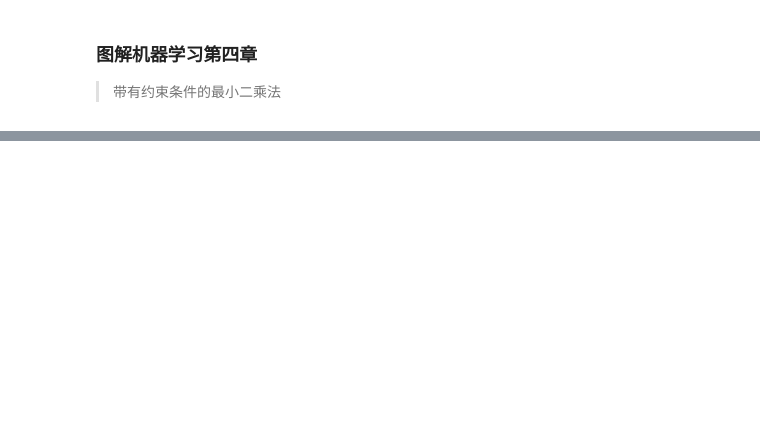
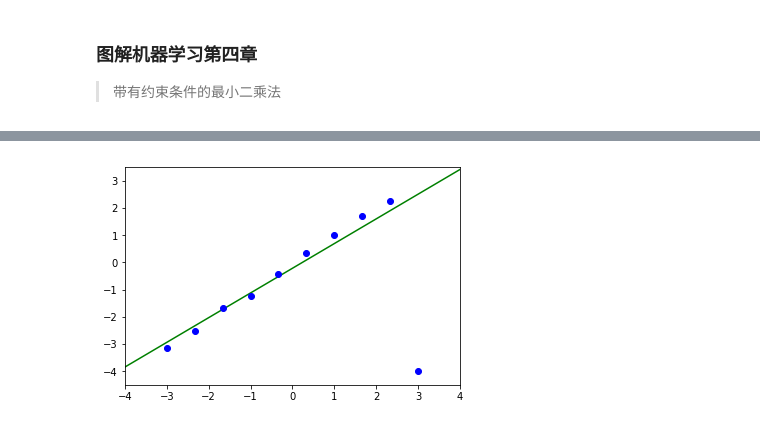
Before and after one commit to 2niuhe/DiagramMachineLearning-Python, a Jupyter notebook: Ⅱ有监督回归.ipynb, the cells around one changed output, grey strips where cells are left out. Cells and saved outputs as stored; diff of their text form; code cells hidden in the pictures; blank space fills up the shorter version.

```diff
--- a/Ⅱ有监督回归.ipynb
+++ b/Ⅱ有监督回归.ipynb
@@ -247,0 +244,37 @@ plt.show()
+# %%
+#6.9
+import numpy as np
+from numpy.linalg import pinv
+import matplotlib.pyplot as plt
+
+n,N = 10,1000
+
+x=np.matrix(np.linspace(-3,3,n)).T
+X=np.matrix(np.linspace(-4,4,N)).T
+
+
+y=x+0.2*np.random.randn(n,1)
+y[n-1] = -4
+
+p=np.hstack((np.ones((n,1)),x))
+t0 = pinv(p).dot(y)
+e = 1
+
+for o in range(1,N+1):
+    r = np.abs(p.dot(t0)-y)
+    w = np.mat(np.ones((n,1)))
+    w[r>e] = np.array(e/r[r>e])[0]
+    t = pinv(p.T.dot(np.matrix(np.array(np.tile(w,(1,2)))*np.array(p)))).dot(p.T.dot(np.matrix(np.array(w)*np.array(y))))
+    if np.linalg.norm(t-t0)<0.001:
+        break
+    t0=t
+P = np.hstack((np.ones((N,1)),X))
+F = P.dot(t)
+
+plt.xlim(-4,4)
+plt.ylim(-4.5,3.5)
+l1, = plt.plot(X,F,'g-')
+plt.plot(x,y,'bo')
+plt.show()
+# %% [output]
+[figure, added]
```
Also changed, not shown: parts of 9 cells of this notebook.
